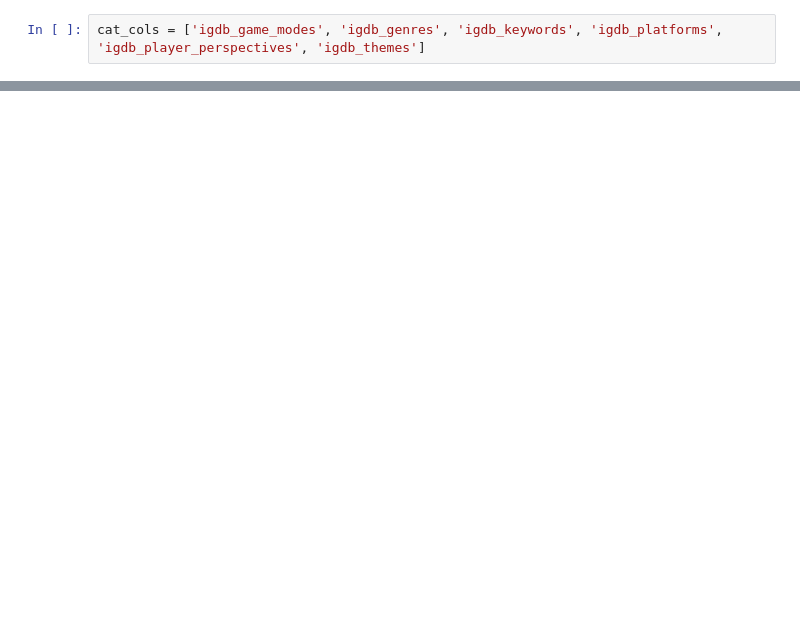
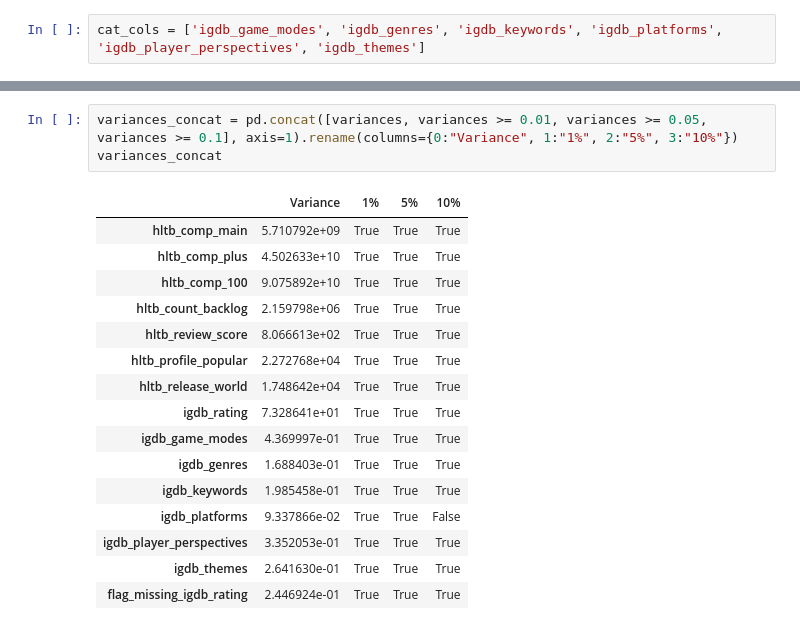
Before and after one commit to Menezes-Gus/Machine-Learning, a Jupyter notebook: main.ipynb, the cells around one changed output, grey strips where cells are left out. Drawn from its saved outputs; the diff is of its cells as text; blank space fills up the shorter version.

```diff
--- a/main.ipynb
+++ b/main.ipynb
@@ -58,0 +142,20 @@ for cat_col in cat_cols:
+# %%
+variances_concat = pd.concat([variances, variances >= 0.01, variances >= 0.05, variances >= 0.1], axis=1).rename(columns={0:"Variance", 1:"1%", 2:"5%", 3:"10%"})
+variances_concat
+# %% [output]
+|  | Variance | 1% | 5% | 10% |
+| hltb_comp_main | 5.710792e+09 | True | True | True |
+| hltb_comp_plus | 4.502633e+10 | True | True | True |
+| hltb_comp_100 | 9.075892e+10 | True | True | True |
+| hltb_count_backlog | 2.159798e+06 | True | True | True |
+| hltb_review_score | 8.066613e+02 | True | True | True |
+| hltb_profile_popular | 2.272768e+04 | True | True | True |
+| hltb_release_world | 1.748642e+04 | True | True | True |
+| igdb_rating | 7.328641e+01 | True | True | True |
+| igdb_game_modes | 4.369997e-01 | True | True | True |
+| igdb_genres | 1.688403e-01 | True | True | True |
+| igdb_keywords | 1.985458e-01 | True | True | True |
+| igdb_platforms | 9.337866e-02 | True | True | False |
+| igdb_player_perspectives | 3.352053e-01 | True | True | True |
+| igdb_themes | 2.641630e-01 | True | True | True |
+| flag_missing_igdb_rating | 2.446924e-01 | True | True | True |
```
Also changed, not shown: parts of 34 cells of this notebook.
